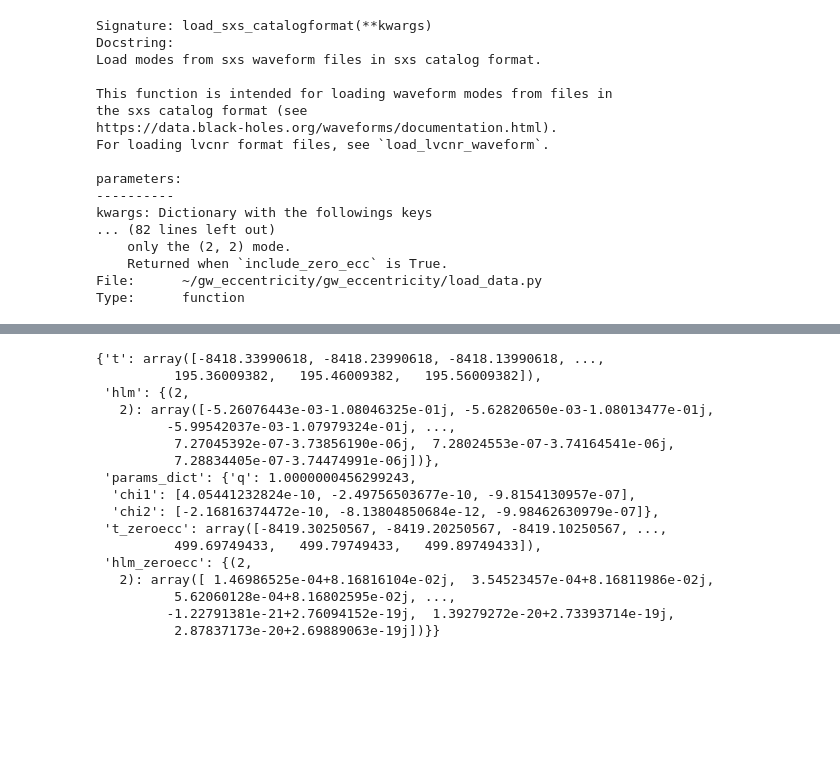
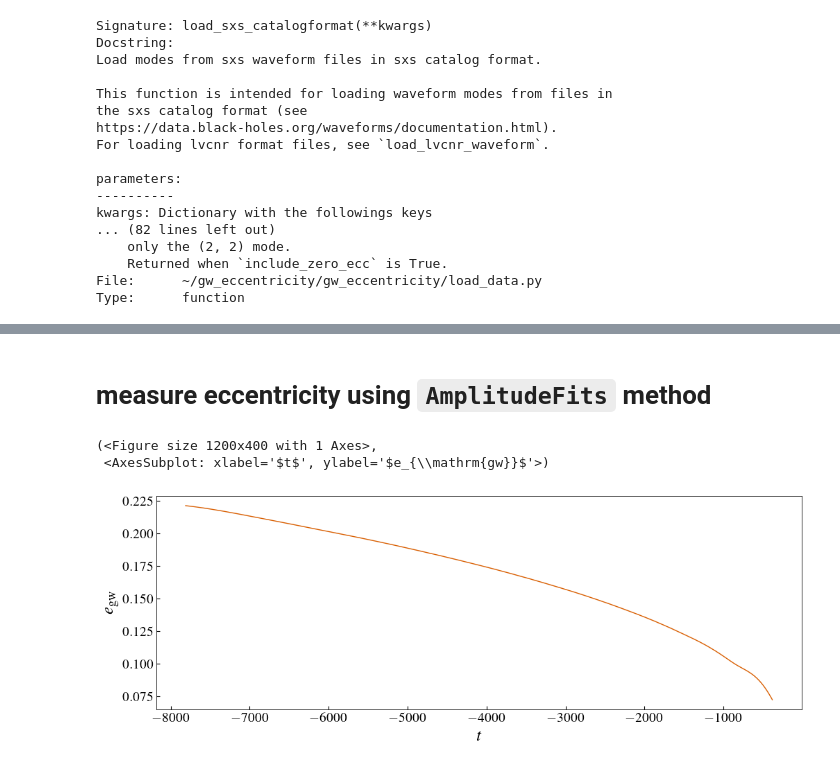
Before and after one commit to vijayvarma392/gw_eccentricity, a Jupyter notebook: notebook/load_sxs.ipynb, the cells around one changed output, grey strips where cells are left out. Saved outputs shown, nothing was run; the diff lists cells and outputs as text; code cells hidden in the pictures; blank space fills up the shorter version.

```diff
--- a/notebook/load_sxs.ipynb
+++ b/notebook/load_sxs.ipynb
@@ -35,20 +51,13 @@ dataDict = load_sxs_catalogformat(**kwargs)
+# %% [markdown]
+# measure eccentricity using `AmplitudeFits` method
 # %%
-dataDict
+gwecc_dict = measure_eccentricity(tref_in=dataDict["t"],
+                                  dataDict=dataDict,
+                                  method="AmplitudeFits",
+                                  extra_kwargs={"debug": False})
+gwecc_obj = gwecc_dict["gwecc_object"]
+gwecc_obj.plot_measured_ecc()
 # %% [output]
-{'t': array([-8418.33990618, -8418.23990618, -8418.13990618, ...,
-          195.36009382,   195.46009382,   195.56009382]),
- 'hlm': {(2,
-   2): array([-5.26076443e-03-1.08046325e-01j, -5.62820650e-03-1.08013477e-01j,
-         -5.99542037e-03-1.07979324e-01j, ...,
-          7.27045392e-07-3.73856190e-06j,  7.28024553e-07-3.74164541e-06j,
-          7.28834405e-07-3.74474991e-06j])},
- 'params_dict': {'q': 1.0000000456299243,
-  'chi1': [4.05441232824e-10, -2.49756503677e-10, -9.8154130957e-07],
-  'chi2': [-2.16816374472e-10, -8.13804850684e-12, -9.98462630979e-07]},
- 't_zeroecc': array([-8419.30250567, -8419.20250567, -8419.10250567, ...,
-          499.69749433,   499.79749433,   499.89749433]),
- 'hlm_zeroecc': {(2,
-   2): array([ 1.46986525e-04+8.16816104e-02j,  3.54523457e-04+8.16811986e-02j,
-          5.62060128e-04+8.16802595e-02j, ...,
-         -1.22791381e-21+2.76094152e-19j,  1.39279272e-20+2.73393714e-19j,
-          2.87837173e-20+2.69889063e-19j])}}
+(<Figure size 1200x400 with 1 Axes>,
+ <AxesSubplot: xlabel='$t$', ylabel='$e_{\\mathrm{gw}}$'>)
+[figure, added]
```
Also changed, not shown: parts of 7 cells of this notebook, 2 other files.
